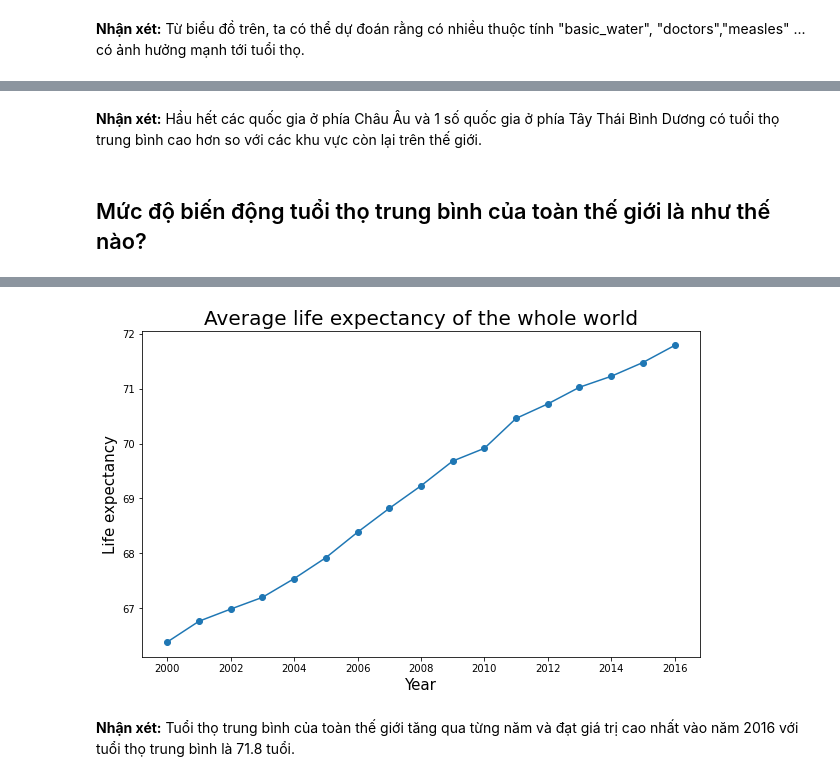
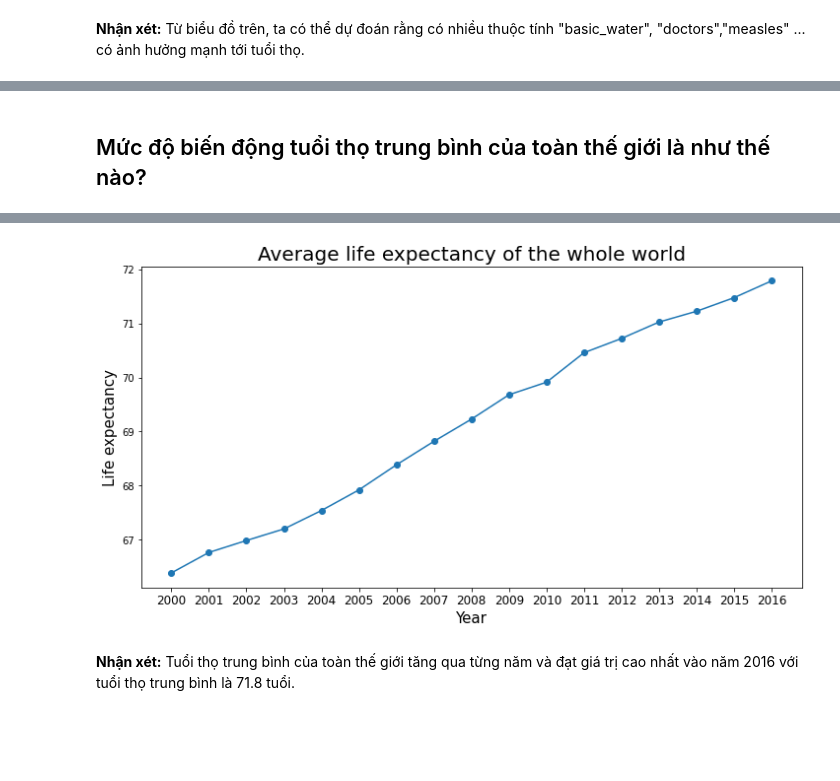
Before and after one commit to XQuyTran/Final_Project_LTKHDL, a Jupyter notebook: Version01-P4DS.ipynb, the cells around one changed output, grey strips where cells are left out. Drawn from its saved outputs; the diff is of its cells as text; code cells hidden in the pictures; blank space fills up the shorter version.

```diff
--- a/Version01-P4DS.ipynb
+++ b/Version01-P4DS.ipynb
@@ -9,7 +11,7 @@ import seaborn as sns
 import warnings
 warnings.filterwarnings("ignore")
 # %%
-data_df = pd.read_csv('data/who_life_exp.csv')
+data_df = pd.read_csv('who_life_exp.csv')
 # %%
 data_df.head()
 # %% [output]
@@ -185,5 +183,3 @@ plt.show()
-# %% [markdown]
-**Nhận xét:** Hầu hết các quốc gia ở phía Châu Âu và 1 số quốc gia ở phía Tây Thái Bình Dương có tuổi thọ trung bình cao hơn so với các khu vực còn lại trên thế giới.
 # %% [markdown]
 ## Mức độ biến động tuổi thọ trung bình của toàn thế giới là như thế nào?
 # %%
@@ -210,12 +206,13 @@ year
 2016    71.787813
 Name: life_expect, dtype: float64
 # %%
-mean_life_expectancy_sr.plot.line(marker='o',figsize=(10,6))
+mean_life_expectancy_sr.plot.line(marker='o',figsize=(12,6))
+plt.xticks(range(mean_life_expectancy_sr.index.min(),mean_life_expectancy_sr.index.max()+1),size=12)
 plt.xlabel('Year',size=15)
 plt.ylabel('Life expectancy',size=15)
 plt.title('Average life expectancy of the whole world',size=20)
 plt.show()
 # %% [output]
-[figure, old version]
+[figure, new version]
 # %% [markdown]
 **Nhận xét:** Tuổi thọ trung bình của toàn thế giới tăng qua từng năm và đạt giá trị cao nhất vào năm 2016 với tuổi thọ trung bình là 71.8 tuổi.
```
Also changed, not shown: parts of 77 cells of this notebook.
